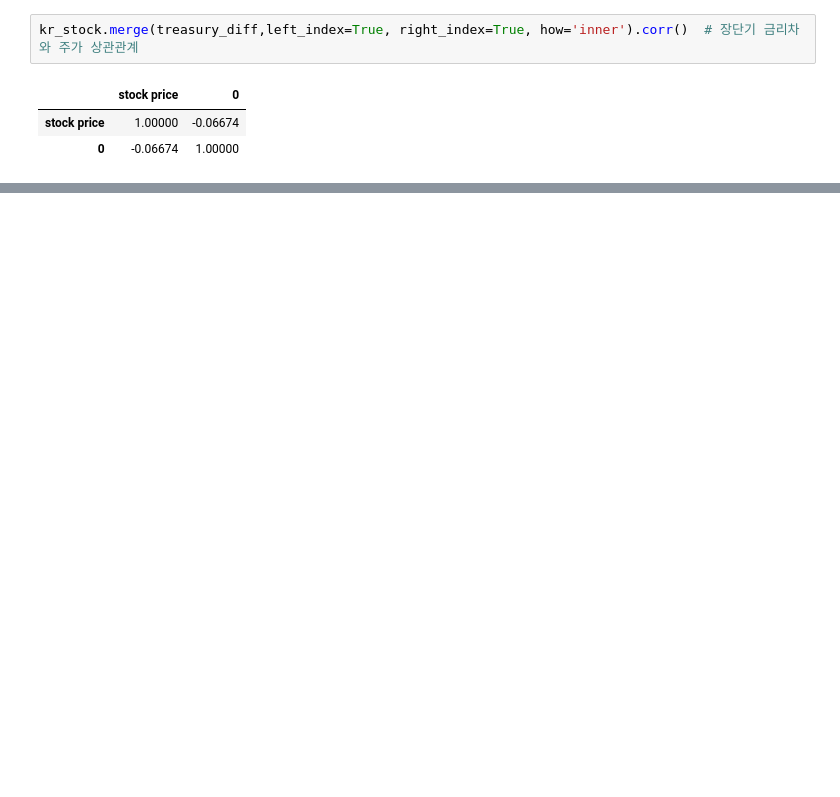
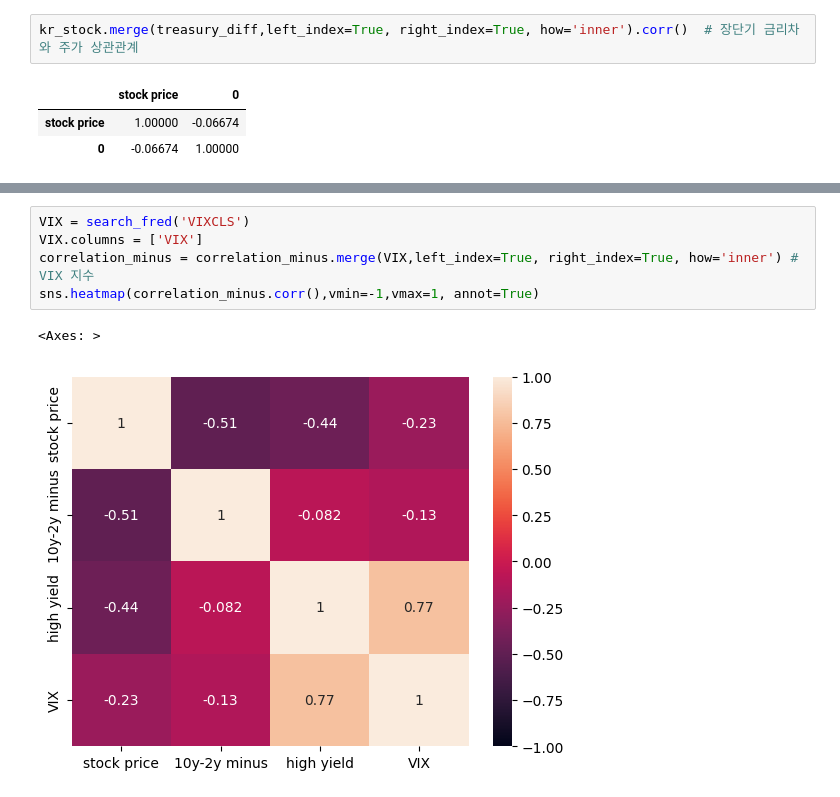
Before and after one commit to jeanDeluge/upstage_eda_1, a Jupyter notebook: data_EDA.ipynb, the cells around one changed output, grey strips where cells are left out. Drawn from its saved outputs; the diff is of its cells as text; blank space fills up the shorter version.

```diff
--- a/data_EDA.ipynb
+++ b/data_EDA.ipynb
@@ -21,0 +89,8 @@ kr_stock.merge(treasury_diff,left_index=True, right_index=True, how='inner').cor
+# %%
+VIX = search_fred('VIXCLS')
+VIX.columns = ['VIX']
+correlation_minus = correlation_minus.merge(VIX,left_index=True, right_index=True, how='inner') # VIX 지수
+sns.heatmap(correlation_minus.corr(),vmin=-1,vmax=1, annot=True)
+# %% [output]
+<Axes: >
+[figure, added]
```
Also changed, not shown: parts of 38 cells of this notebook.
